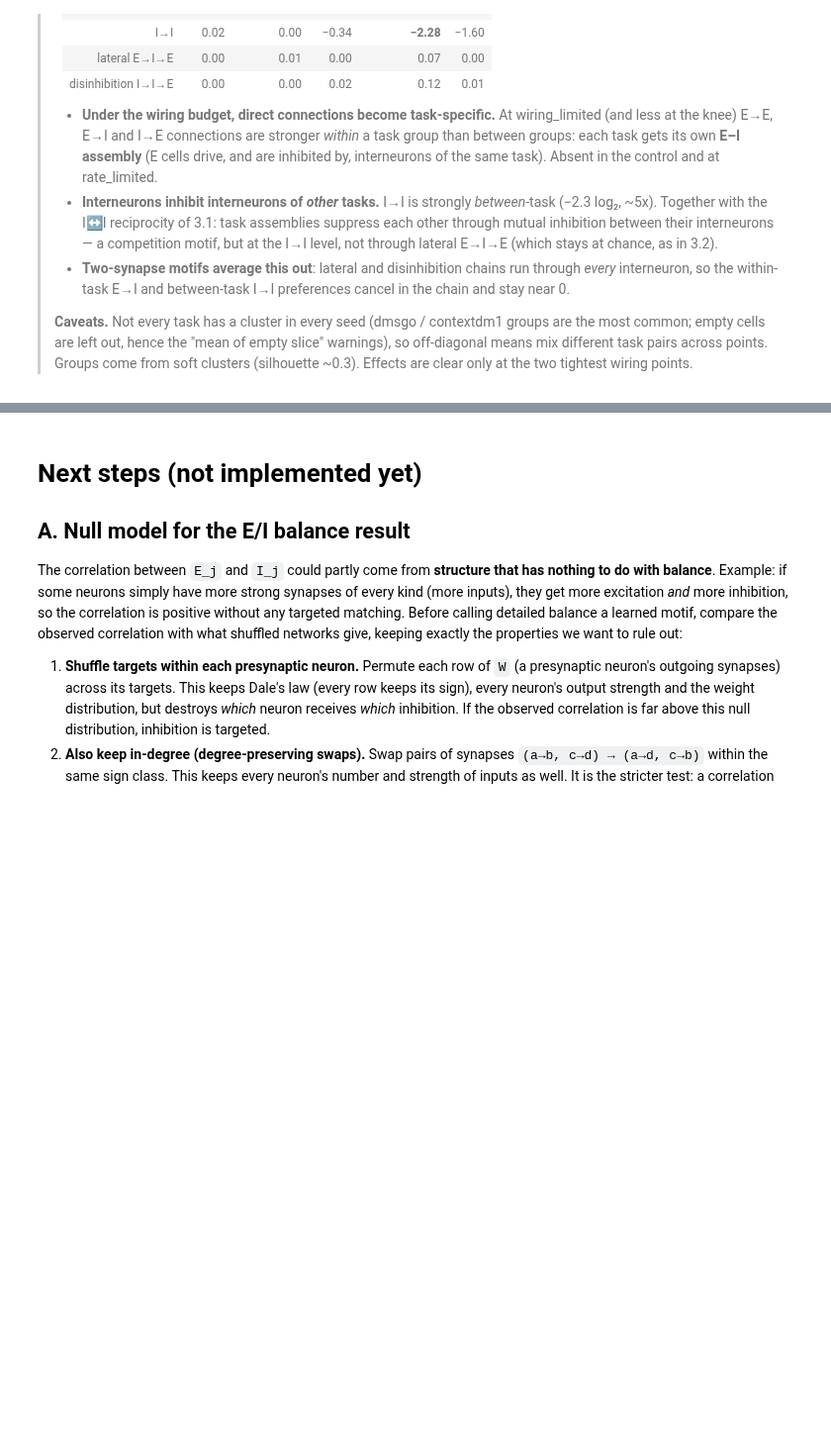
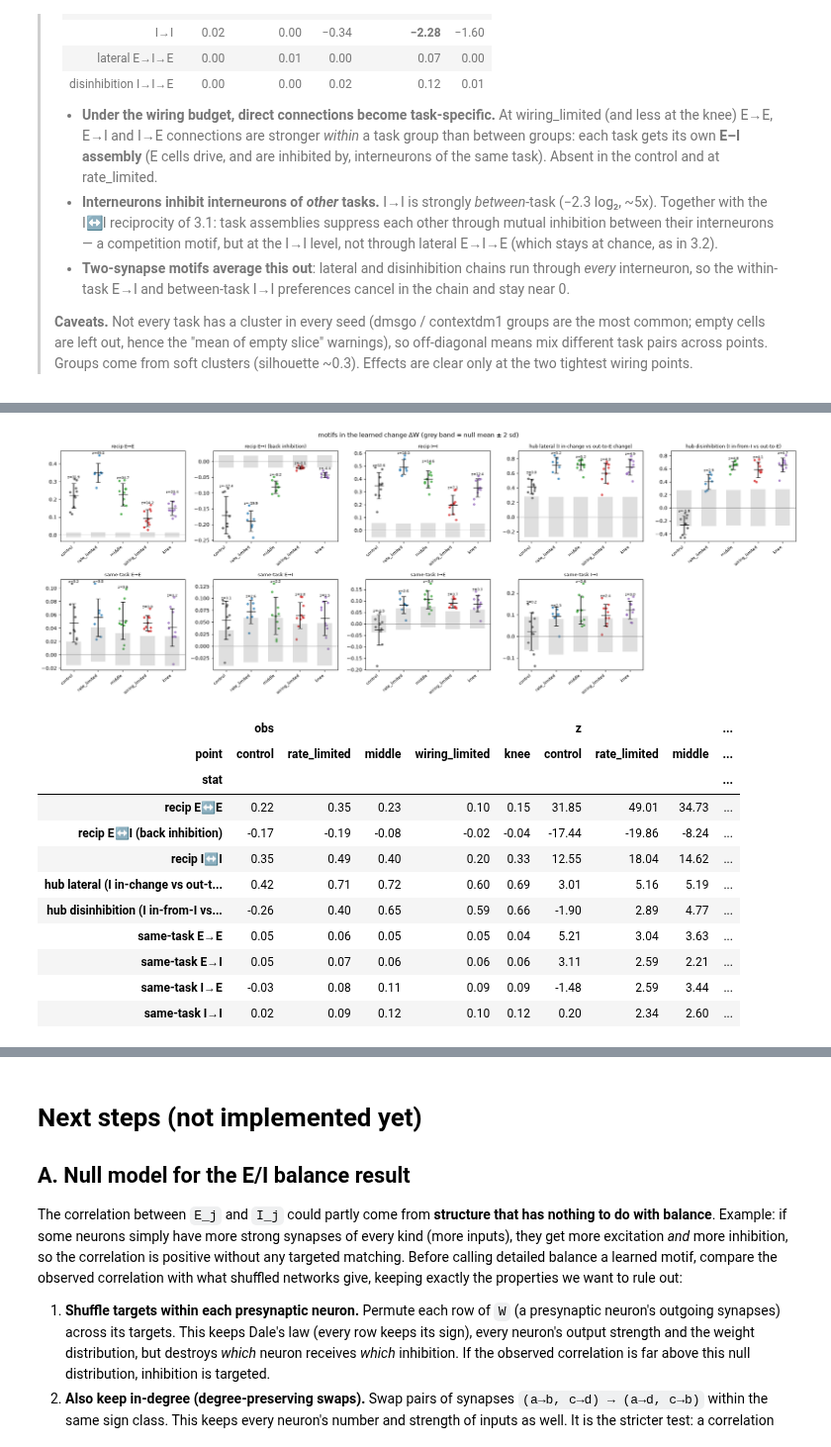
Before and after one commit to AtharvSuryawanshi/canonical_mc, a Jupyter notebook: notebooks/moo_zoom_analysis.ipynb, the cells around one changed output, grey strips where cells are left out. Shown at 99% size. Saved outputs shown, nothing was run; the diff lists cells and outputs as text; code cells hidden in the pictures; blank space fills up the shorter version.

Commit message:
del W analysis of motifs

```diff
--- a/notebooks/moo_zoom_analysis.ipynb
+++ b/notebooks/moo_zoom_analysis.ipynb
@@ -902,0 +927,54 @@ same-task preference, log2 (diagonal minus off-diagonal; >0 = groups prefer thei
+# %%
+from cmc.motifs import DELTA_STATS, learned_change, delta_null_stats
+
+drows, dsv, Dmat = [], [], {}
+for p in POINTS:
+    for seed in sorted(zoom[(zoom.point == p) & zoom.is_feasible].seed):
+        m, ck, W = load(p, seed)
+        _, W0 = init_W(int(seed))
+        D = learned_change(W, W0, m.ei_row_scale().detach().numpy())
+        if seed == REP[p]:
+            Dmat[p] = (D, task_groups(ck["task_variance"]))
+        for stat, r in delta_null_stats(D, N_E, task_groups(ck["task_variance"]),
+                                        n_perm=N_PERM, seed=int(seed)).items():
+            drows.append({"point": p, "seed": int(seed), "stat": stat, **r})
+        U, S, Vt = np.linalg.svd(D)
+        e = S ** 2 / (S ** 2).sum()
+        dsv.append({"point": p, "seed": int(seed), "|D|/|W|": np.linalg.norm(D) / np.linalg.norm(np.abs(W)),
+                    "top1 share": e[0], "top5 share": e[:5].sum(),
+                    # I share of the top component's pre / post loading (I are 20% of neurons)
+                    "u1 I share": (U[N_E:, 0] ** 2).sum(), "v1 I share": (Vt[0, N_E:] ** 2).sum()})
+dmot, dsv = pd.DataFrame(drows), pd.DataFrame(dsv)
+
+fig, axes = plt.subplots(2, 5, figsize=(21, 7.5))
+for ax, stat in zip(axes.ravel(), DELTA_STATS):
+    for x, p in enumerate(POINTS):
+        v = dmot[(dmot.stat == stat) & (dmot.point == p)]
+        jit = np.random.default_rng(0).uniform(-0.15, 0.15, len(v))
+        ax.scatter(x + jit, v.obs, s=14, color=COLORS[p], alpha=0.7)
+        ax.errorbar(x, v.obs.mean(), yerr=v.obs.std(), fmt="_", color="k", ms=18, capsize=4)
+        ax.fill_between([x - 0.3, x + 0.3], (v.null_mean - 2 * v.null_std).mean(),
+                        (v.null_mean + 2 * v.null_std).mean(), color="grey", alpha=0.25, lw=0)
+        ax.text(x, v.obs.max(), f"z={v.z.mean():.1f}", ha="center", va="bottom", fontsize=7)
+    ax.axhline(0, color="grey", lw=0.6)
+    ax.set_xticks(range(len(POINTS))); ax.set_xticklabels(POINTS, rotation=40, ha="right", fontsize=8)
+    ax.set_title(stat, fontsize=9)
+axes.ravel()[-1].axis("off")
+fig.suptitle("motifs in the learned change ΔW (grey band = null mean ± 2 sd)")
+plt.tight_layout(); plt.show()
+
+dmot.groupby(["stat", "point"])[["obs", "z"]].mean().unstack("point").reindex(columns=POINTS, level=1).reindex(DELTA_STATS).round(2)
+# %% [output]
+[figure, added]
+|  | obs |  |  |  |  | z |  |  | ... |
+| point | control | rate_limited | middle | wiring_limited | knee | control | rate_limited | middle | ... |
+| stat |  |  |  |  |  |  |  |  | ... |
+| recip E↔E | 0.22 | 0.35 | 0.23 | 0.10 | 0.15 | 31.85 | 49.01 | 34.73 | ... |
+| recip E↔I (back inhibition) | -0.17 | -0.19 | -0.08 | -0.02 | -0.04 | -17.44 | -19.86 | -8.24 | ... |
+| recip I↔I | 0.35 | 0.49 | 0.40 | 0.20 | 0.33 | 12.55 | 18.04 | 14.62 | ... |
+| hub lateral (I in-change vs out-t... | 0.42 | 0.71 | 0.72 | 0.60 | 0.69 | 3.01 | 5.16 | 5.19 | ... |
+| hub disinhibition (I in-from-I vs... | -0.26 | 0.40 | 0.65 | 0.59 | 0.66 | -1.90 | 2.89 | 4.77 | ... |
+| same-task E→E | 0.05 | 0.06 | 0.05 | 0.05 | 0.04 | 5.21 | 3.04 | 3.63 | ... |
+| same-task E→I | 0.05 | 0.07 | 0.06 | 0.06 | 0.06 | 3.11 | 2.59 | 2.21 | ... |
+| same-task I→E | -0.03 | 0.08 | 0.11 | 0.09 | 0.09 | -1.48 | 2.59 | 3.44 | ... |
+| same-task I→I | 0.02 | 0.09 | 0.12 | 0.10 | 0.12 | 0.20 | 2.34 | 2.60 | ... |
```
Also changed, not shown: parts of 4 cells of this notebook, 1 other file.
